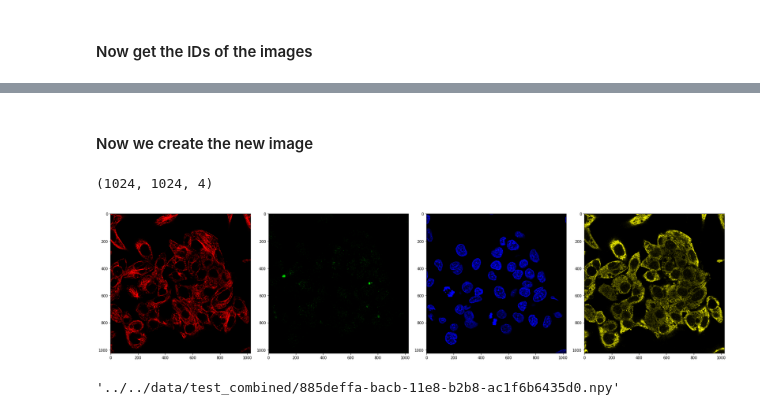
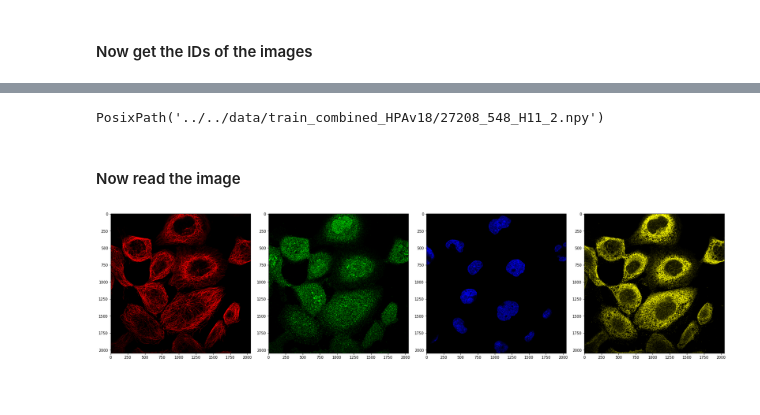
Before and after one commit to kevinlu1211/atlas-human-protein-classification, a Jupyter notebook: src/notebook/image_merging.ipynb, the cells around one changed output, grey strips where cells are left out. Cells and saved outputs as stored; diff of their text form; code cells hidden in the pictures.

```diff
--- a/src/notebook/image_merging.ipynb
+++ b/src/notebook/image_merging.ipynb
@@ -56,8 +64,8 @@ def readComposite(root_dir, imgid):
 # %% [markdown]
 #### First we get the paths where the data is
 # %%
-root_dir = "/media/hd/Kaggle/human-protein-image-classification/data/test"
-save_dir = "../../data/test_combined"
-Path(save_dir).mkdir(parents=True, exist_ok=True)
+root_dir = Path("/media/hd/Kaggle/human-protein-image-classification/data/trainHPAv18")
+save_dir = Path("../../data/train_combined_HPAv18")
+save_dir.mkdir(parents=True, exist_ok=True)
 # %% [markdown]
 #### Now get the IDs of the images
@@ -65,0 +72,2 @@ imgids = getImageIds(root_dir)
+# %%
+img_ids = get_image_ids_HPAv18(root_dir)
@@ -65,0 +76,2 @@ imgids = getImageIds(root_dir)
+# %%
+img_id = img_ids[0]
@@ -66,2 +82,6 @@ imgids = getImageIds(root_dir)
+# %%
+make_image_path(save_dir, img_id)
+# %% [output]
+PosixPath('../../data/train_combined_HPAv18/27208_548_H11_2.npy')
 # %% [markdown]
-#### Now we create the new image
+#### Now read the image
@@ -70,12 +88,6 @@ channels = cv2.resize(readChannels(root_dir, imgids[0]).transpose(1, 2, 0), (102
-# %%
-channels.shape
-# %% [output]
-(1024, 1024, 4)
+# %%
+img = read_channels(root_dir, img_id, img_extension="jpg")
 # %%
-plot_rgby(channels)
+plot_rgby(img)
 # %% [output]
-[figure, old version]
+[figure, new version]
-# %%
-makeImagePath(save_dir, imgids[0])
-# %% [output]
-'../../data/test_combined/885deffa-bacb-11e8-b2b8-ac1f6b6435d0.npy'
```
Also changed, not shown: parts of 14 cells of this notebook, 4 other files.
